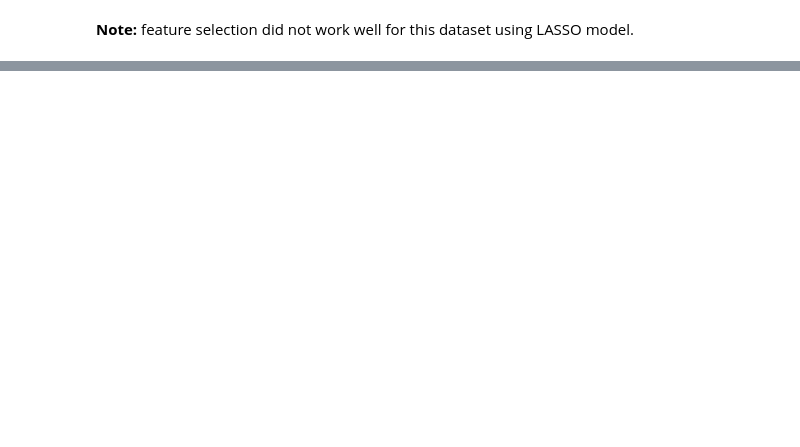
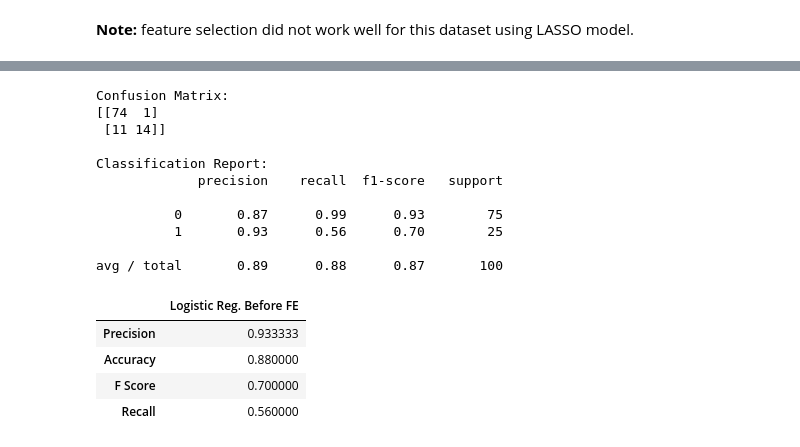
Before and after one commit to Samimust/predictive-maintenance, a Jupyter notebook: Features Engineering and Selection.ipynb, the cells around one changed output, grey strips where cells are left out. Cells and saved outputs as stored; diff of their text form; code cells hidden in the pictures; blank space fills up the shorter version.

```diff
--- a/Features Engineering and Selection.ipynb
+++ b/Features Engineering and Selection.ipynb
@@ -736,0 +739,5 @@ feature selection did not work well for this dataset using LASSO model.
+# %%
+# create labels for binary classification
+
+y_train_bnc = df_train['label_bnc']
+y_test_bnc = df_test['label_bnc']
@@ -736,0 +764,8 @@ feature selection did not work well for this dataset using LASSO model.
+# %%
+# features before Feature Engneering:
+
+features_bfe = ['setting1','setting2','setting3','s1','s2','s3','s4','s5','s6','s7','s8','s9','s10','s11','s12','s13','s14','s15','s16','s17','s18','s19','s20','s21']
+
+# features after Feature Engneering:
+
+features_afe = ['setting1', 'setting2', 'setting3', 's1', 's2', 's3', 's4', 's5', 's6', 's7', 's8', 's9', 's10', 's11', 's12', 's13', 's14', 's15', 's16', 's17', 's18', 's19', 's20', 's21', 'av1', 'av2', 'av3', 'av4', 'av5', 'av6', 'av7', 'av8', 'av9', 'av10', 'av11', 'av12', 'av13', 'av14', 'av15', 'av16', 'av17', 'av18', 'av19', 'av20', 'av21', 'sd1', 'sd2', 'sd3', 'sd4', 'sd5', 'sd6', 'sd7', 'sd8', 'sd9', 'sd10', 'sd11', 'sd12', 'sd13', 'sd14', 'sd15', 'sd16', 'sd17', 'sd18', 'sd19', 'sd20', 'sd21']
@@ -736,0 +782,29 @@ feature selection did not work well for this dataset using LASSO model.
+# %%
+# use original features -- before feature engineering
+
+df_logreg_bfe, y_pred = do_binary_classification('Logistic Reg. Before FE', clf, df_train_fin[features_bfe], y_train_bnc, df_test_fin[features_bfe], y_test_bnc)
+
+print('Confusion Matrix:')
+print(confusion_matrix(y_test_bnc, y_pred))
+
+print('\nClassification Report:')
+print(classification_report(y_test_bnc, y_pred))
+
+df_logreg_bfe
+# %% [output]
+Confusion Matrix:
+[[74  1]
+ [11 14]]
+
+Classification Report:
+             precision    recall  f1-score   support
+
+          0       0.87      0.99      0.93        75
+          1       0.93      0.56      0.70        25
+
+avg / total       0.89      0.88      0.87       100
+|  | Logistic Reg. Before FE |
+| Precision | 0.933333 |
+| Accuracy | 0.880000 |
+| F Score | 0.700000 |
+| Recall | 0.560000 |
```
Also changed, not shown: parts of 22 cells of this notebook.
